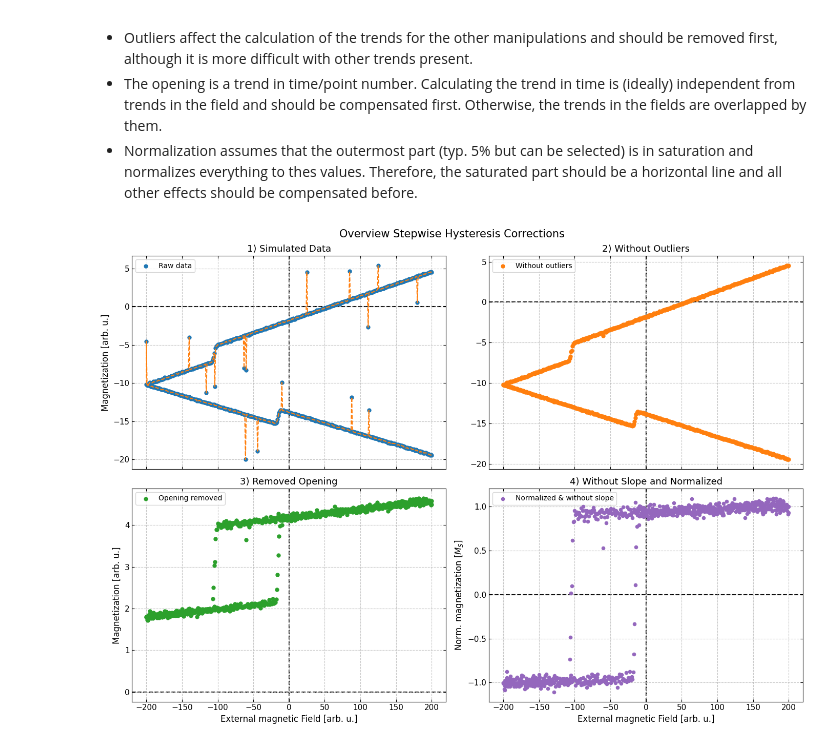
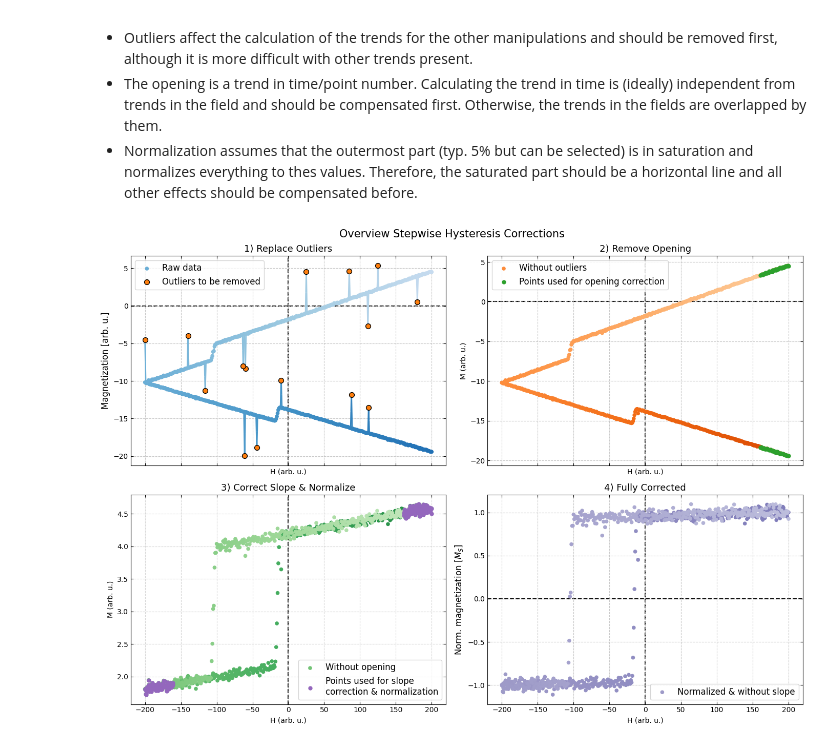
Before and after one commit to exp4-age/evaluix, a Jupyter notebook: docs/_notebooks/HysteresisDataManipulation.ipynb, the cells around one changed output. Drawn from its saved outputs; the diff is of its cells as text; code cells hidden in the pictures.

```diff
--- a/docs/_notebooks/HysteresisDataManipulation.ipynb
+++ b/docs/_notebooks/HysteresisDataManipulation.ipynb
@@ -57,76 +92,81 @@ The order of manipulations is important!
 - Normalization assumes that the outermost part (typ. 5% but can be selected) is in saturation and normalizes everything to thes values. Therefore, the saturated part should be a horizontal line and all other effects should be compensated before.
 # %%
 from evaluix.utils import HysteresisFunctions as hf
+import numpy as np
 
 # Keep original data unchanged
 raw_data = magnetization.copy()
 
 # 1. Remove outliers
-without_outliers = hf.del_outliers(raw_data.copy())
+without_outliers, outliers = hf.del_outliers(raw_data.copy(), return_details=True)
 
 # 2. Remove opening at saturation
-removed_opening = hf.rmv_opening(without_outliers.copy())
+removed_opening, opening_details = hf.rmv_opening(without_outliers.copy(), return_details=True)
 
 # 3. Remove slope at saturation
-without_slope = hf.slope_correction(fields, removed_opening.copy())
+without_slope, slope_details = hf.slope_correction(fields, removed_opening.copy(), return_details=True)
 
 # 4. Normalize magnetization
-normalized_without_slope = hf.hys_norm(fields, without_slope.copy())
+normalized_without_slope, norm_details = hf.hys_norm(fields, without_slope.copy(), return_details=True)
 
 fig, axes = plt.subplots(2, 2, figsize=(14, 10), sharex=True)
 fontsize = 12
 
 # Panel 1: Raw data
 ax = axes[0, 0]
-ax.scatter(fields, raw_data, color='tab:blue', s=25, zorder=5, label='Raw data')
-ax.plot(fields, raw_data, color='tab:orange', linestyle='--', zorder=6)
-ax.set_title('1) Simulated Data', fontsize=fontsize + 1)
+sf.plot_loop(fields, raw_data, label='Raw data', color=reduced_blues_cmap, plotstyle='both', ax=ax)
+# ax.scatter(fields, raw_data, color='tab:blue', s=25, zorder=5, label='Raw data')
+outlier_indices = outliers['indices_outliers']
+if len(outlier_indices) > 0:
+    ax.scatter(fields[outlier_indices], raw_data[outlier_indices], color='tab:orange', s=50, edgecolor='k', zorder=7, label='Outliers to be removed')
+# ax.plot(fields, raw_data, color='tab:orange', linestyle='--', zorder=4)
+ax.set_title('1) Replace Outliers', fontsize=fontsize + 1)
 ax.set_ylabel('Magnetization [arb. u.]', fontsize=fontsize)
 ax.grid(which='both', linestyle='--', alpha=0.7, zorder=0)
-ax.axvline(0, color='k', linestyle='--', zorder=1)
-ax.axhline(0, color='k', linestyle='--', zorder=1)
-ax.tick_params(direction='in', top=True, right=True, labelsize=fontsize - 1)
-ax.legend(fontsize=fontsize - 2, loc='best')
+ax.legend(fontsize=fontsize, loc='best')
 
 # Panel 2: Without outliers
 ax = axes[0, 1]
-ax.scatter(fields, without_outliers, color='tab:orange', s=25, zorder=5, label='Without outliers')
-ax.set_title('2) Without Outliers', fontsize=fontsize + 1)
+sf.plot_loop(fields, without_outliers, label='Without outliers', color=reduced_oranges_cmap, plotstyle='scatter', ax=ax)
+ax.scatter(fields[:opening_details['sat_points']], without_outliers[:opening_details['sat_points']], color='tab:green', s=25, zorder=6, label='Points used for opening correction')
+ax.scatter(fields[-opening_details['sat_points']:], without_outliers[-opening_details['sat_points']:], color='tab:green', s=25, zorder=6)
 ax.grid(which='both', linestyle='--', alpha=0.7, zorder=0)
-ax.axvline(0, color='k', linestyle='--', zorder=1)
-ax.axhline(0, color='k', linestyle='--', zorder=1)
-ax.tick_params(direction='in', top=True, right=True, labelsize=fontsize - 1)
-ax.legend(fontsize=fontsize - 2, loc='best')
+ax.legend(fontsize=fontsize, loc='best')
+ax.set_title('2) Remove Opening', fontsize=fontsize + 1)
 
 # Panel 3: Removed opening
 ax = axes[1, 0]
-ax.scatter(fields, removed_opening, color='tab:green', s=25, zorder=5, label='Opening removed')
-ax.set_title('3) Removed Opening', fontsize=fontsize + 1)
-ax.set_xlabel('External magnetic Field [arb. u.]', fontsize=fontsize)
-ax.set_ylabel('Magnetization [arb. u.]', fontsize=fontsize)
-ax.grid(which='both', linestyle='--', alpha=0.7, zorder=0)
-ax.axvline(0, color='k', linestyle='--', zorder=1)
-ax.axhline(0, color='k', linestyle='--', zorder=1)
-ax.tick_params(direction='in', top=True, right=True, labelsize=fontsize - 1)
-ax.legend(fontsize=fontsize - 2, loc='best')
+sf.plot_loop(fields, removed_opening, label='Without opening', color=reduced_greens_cmap, plotstyle='scatter', ax=ax)
+#highlight the outermost 10% of the data points used for slope correction and normalization
+# define sat_region in field strength
+sat_field_range = 0.1 * (np.max(fields) - np.min(fields))
+# take end regions of hysteresis (saturated regions) by calculating the field
+# strengths which are assumed to be in saturation
+upper_saturation_limit = np.max(fields) - sat_field_range
+lower_saturation_limit = np.min(fields) + sat_field_range
+# take end regions of hysteresis (saturated regions of both branches)
+upper_saturation_region = fields > upper_saturation_limit
+lower_saturation_region = fields < lower_saturation_limit
+ax.scatter(fields[upper_saturation_region], removed_opening[upper_saturation_region], color='tab:purple', s=25, zorder=6, label='Points used for slope\ncorrection & normalization')
+ax.scatter(fields[lower_saturation_region], removed_opening[lower_saturation_region], color='tab:purple', s=25, zorder=6)
+
+ax.set_title('3) Correct Slope & Normalize', fontsize=fontsize + 1)
+ax.legend(fontsize=fontsize, loc='best')
 
 # Panel 4: Last two steps (slope correction + normalization) in one plot
 ax = axes[1, 1]
-ax.scatter(fields, normalized_without_slope, color='tab:purple', s=20, zorder=6, label='Normalized & without slope')
-ax.set_title('4) Without Slope and Normalized', fontsize=fontsize + 1)
-ax.set_xlabel('External magnetic Field [arb. u.]', fontsize=fontsize)
+sf.plot_loop(fields, normalized_without_slope, label='Normalized & without slope', color=reduced_purples_cmap, plotstyle='scatter', ax=ax, vmin=-0.5, vmax=1.5)
+# ax.scatter(fields, normalized_without_slope, color='tab:purple', s=20, zorder=6, label='Normalized & without slope')
+ax.set_title('4) Fully Corrected', fontsize=fontsize + 1)
 ax.set_ylabel('Norm. magnetization [$M_S$]', fontsize=fontsize)
 ax.grid(which='both', linestyle='--', alpha=0.7, zorder=0)
-ax.axvline(0, color='k', linestyle='--', zorder=1)
-ax.axhline(0, color='k', linestyle='--', zorder=1)
-ax.tick_params(direction='in', top=True, right=True, labelsize=fontsize - 1)
-ax.legend(fontsize=fontsize - 2, loc='best')
+ax.legend(fontsize=fontsize, loc='best')
 
 plt.suptitle('Overview Stepwise Hysteresis Corrections', fontsize=fontsize + 3)
 plt.tight_layout()
 plt.show()
 # %% [output]
-[figure, old version]
+[figure, new version]
 # %% [markdown]
 ### Delete Outliers
 
```
Also changed, not shown: parts of 11 cells of this notebook, 3 other files.
